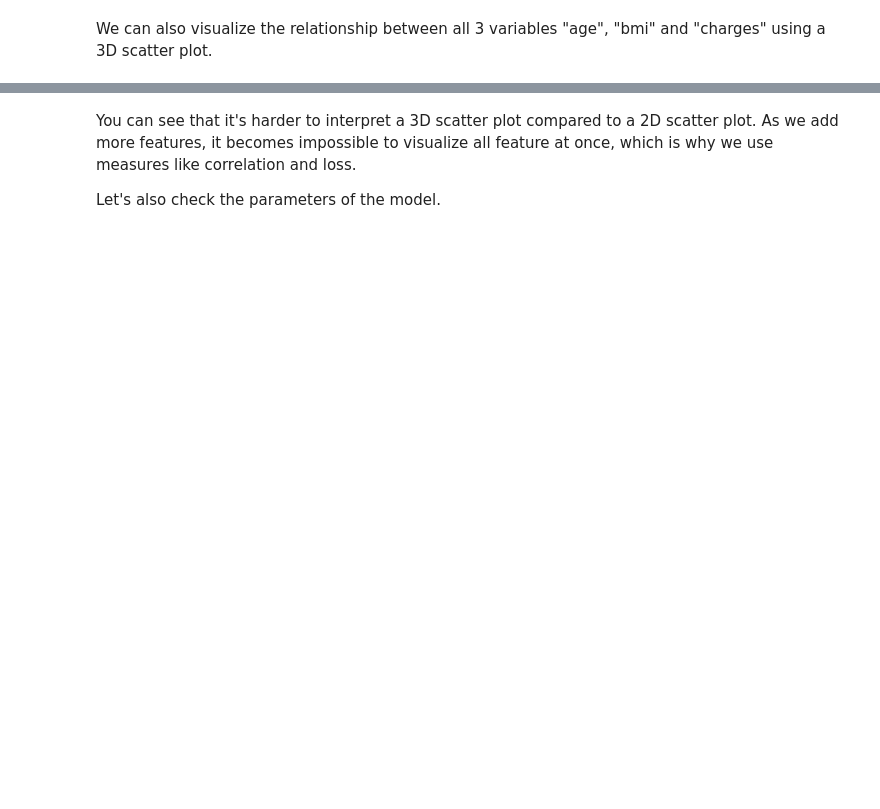
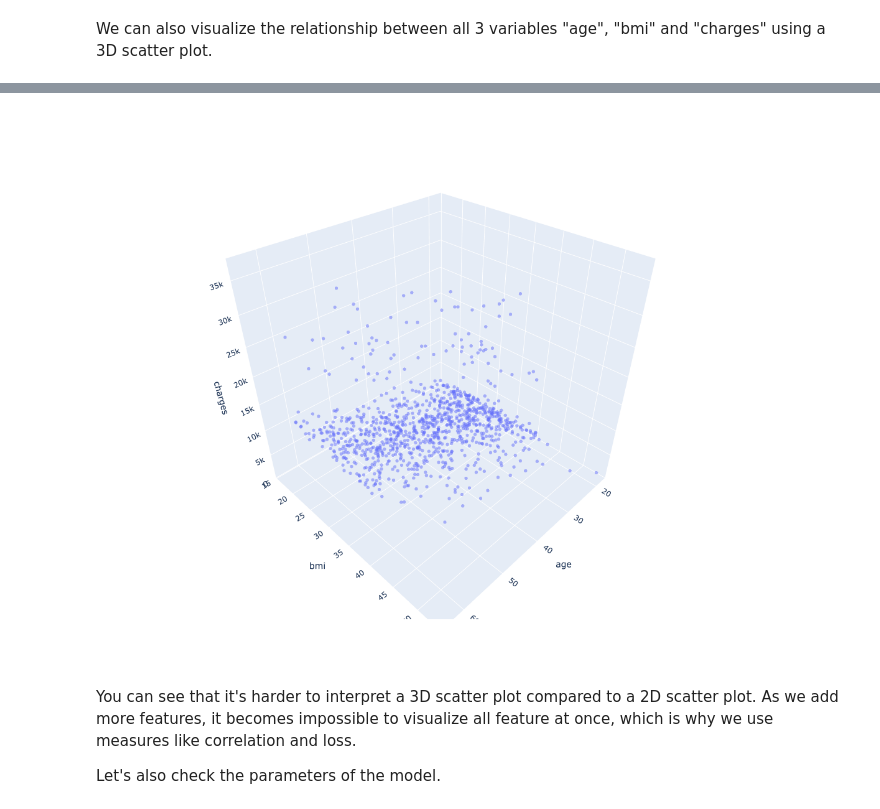
Before and after one commit to sanskar-gh/colab_notebooks, a Jupyter notebook: python-sklearn-linear-regression.ipynb, the cells around one changed output, grey strips where cells are left out. Drawn from its saved outputs; the diff is of its cells as text; code cells hidden in the pictures; blank space fills up the shorter version.

```diff
--- a/python-sklearn-linear-regression.ipynb
+++ b/python-sklearn-linear-regression.ipynb
@@ -995,5 +874,6 @@ We can also visualize the relationship between all 3 variables "age", "bmi" and
 # %%
 fig = px.scatter_3d(non_smoker_df, x='age', y='bmi', z='charges')
 fig.update_traces(marker_size=3, marker_opacity=0.5)
+fig.update_layout(width = 1000, height = 900)
 fig.show()
 # %% [output]
@@ -1001,3 +880,4 @@ fig.show()
+[figure, added]
 # %% [markdown]
 You can see that it's harder to interpret a 3D scatter plot compared to a 2D scatter plot. As we add more features, it becomes impossible to visualize all feature at once, which is why we use measures like correlation and loss.
 
```
Also changed, not shown: parts of 47 cells of this notebook.
